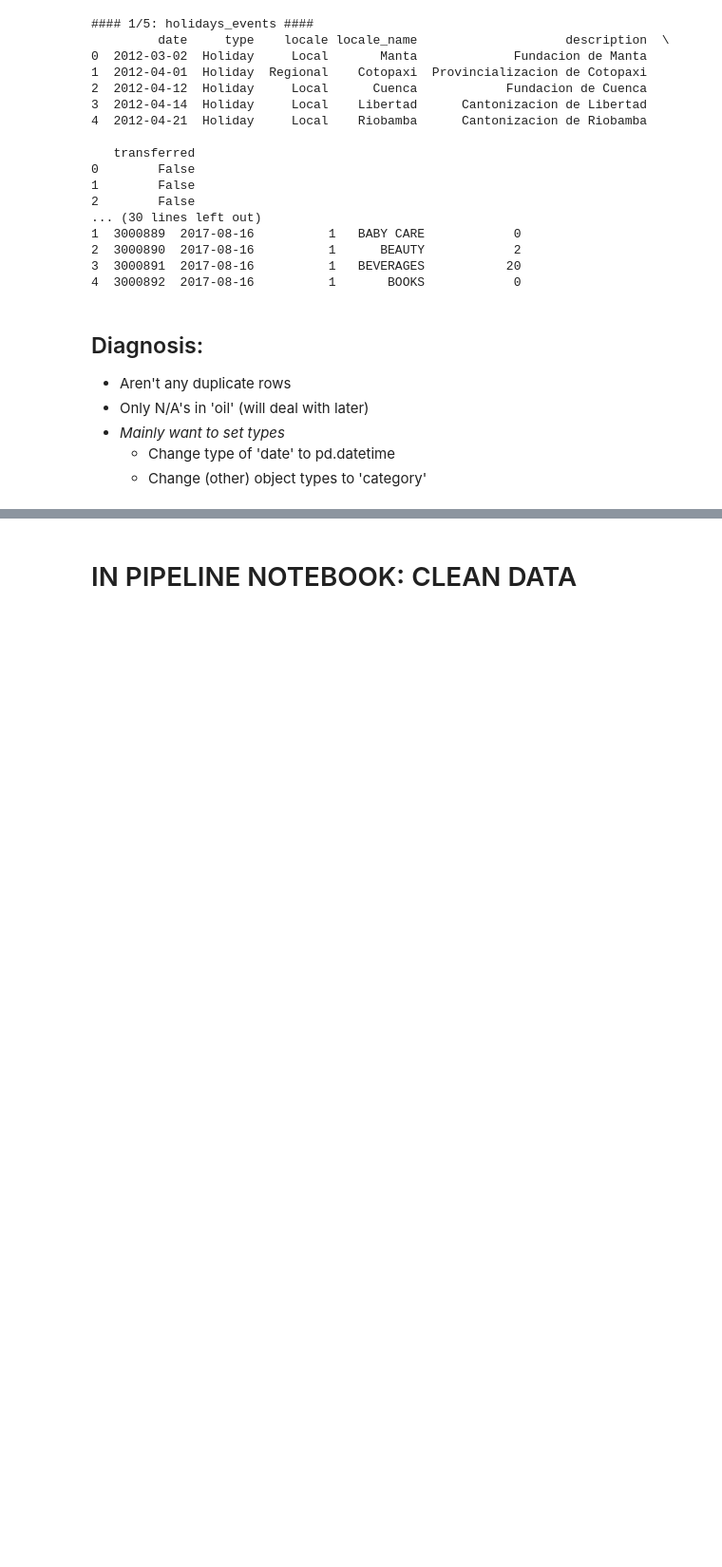
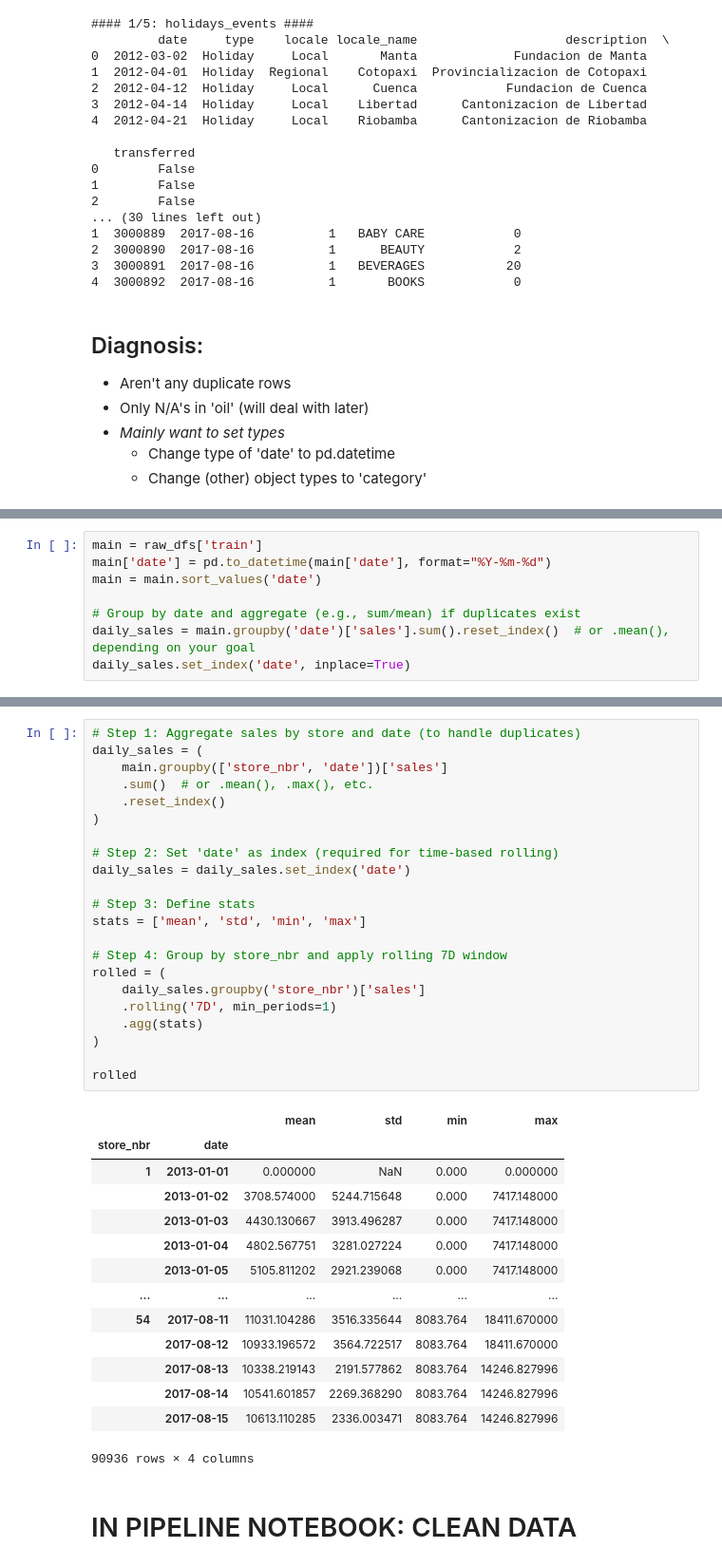
Before and after one commit to Philst4/Store-Sales, a Jupyter notebook: notebooks/eda.ipynb, the cells around one changed output, grey strips where cells are left out. Shown at 95% size. Saved outputs shown, nothing was run; the diff lists cells and outputs as text; blank space fills up the shorter version.

```diff
--- a/notebooks/eda.ipynb
+++ b/notebooks/eda.ipynb
@@ -113,0 +137,8 @@ for i, df_name in enumerate(raw_dfs):
+# %%
+main = raw_dfs['train']
+main['date'] = pd.to_datetime(main['date'], format="%Y-%m-%d")
+main = main.sort_values('date')
+
+# Group by date and aggregate (e.g., sum/mean) if duplicates exist
+daily_sales = main.groupby('date')['sales'].sum().reset_index()  # or .mean(), depending on your goal
+daily_sales.set_index('date', inplace=True)
@@ -114,3 +172,40 @@ for i, df_name in enumerate(raw_dfs):
+# %%
+# Step 1: Aggregate sales by store and date (to handle duplicates)
+daily_sales = (
+    main.groupby(['store_nbr', 'date'])['sales']
+    .sum()  # or .mean(), .max(), etc.
+    .reset_index()
+)
+
+# Step 2: Set 'date' as index (required for time-based rolling)
+daily_sales = daily_sales.set_index('date')
+
+# Step 3: Define stats
+stats = ['mean', 'std', 'min', 'max']
+
+# Step 4: Group by store_nbr and apply rolling 7D window
+rolled = (
+    daily_sales.groupby('store_nbr')['sales']
+    .rolling('7D', min_periods=1)
+    .agg(stats)
+)
+
+rolled
+# %% [output]
+|  |  | mean | std | min | max |
+| store_nbr | date |  |  |  |  |
+| 1 | 2013-01-01 | 0.000000 | NaN | 0.000 | 0.000000 |
+|  | 2013-01-02 | 3708.574000 | 5244.715648 | 0.000 | 7417.148000 |
+|  | 2013-01-03 | 4430.130667 | 3913.496287 | 0.000 | 7417.148000 |
+|  | 2013-01-04 | 4802.567751 | 3281.027224 | 0.000 | 7417.148000 |
+|  | 2013-01-05 | 5105.811202 | 2921.239068 | 0.000 | 7417.148000 |
+| ... | ... | ... | ... | ... | ... |
+| 54 | 2017-08-11 | 11031.104286 | 3516.335644 | 8083.764 | 18411.670000 |
+|  | 2017-08-12 | 10933.196572 | 3564.722517 | 8083.764 | 18411.670000 |
+|  | 2017-08-13 | 10338.219143 | 2191.577862 | 8083.764 | 14246.827996 |
+|  | 2017-08-14 | 10541.601857 | 2269.368290 | 8083.764 | 14246.827996 |
+|  | 2017-08-15 | 10613.110285 | 2336.003471 | 8083.764 | 14246.827996 |
+90936 rows × 4 columns
 # %% [markdown]
 # IN PIPELINE NOTEBOOK: CLEAN DATA
 # %% [markdown]
```
Also changed, not shown: parts of 18 cells of this notebook.
